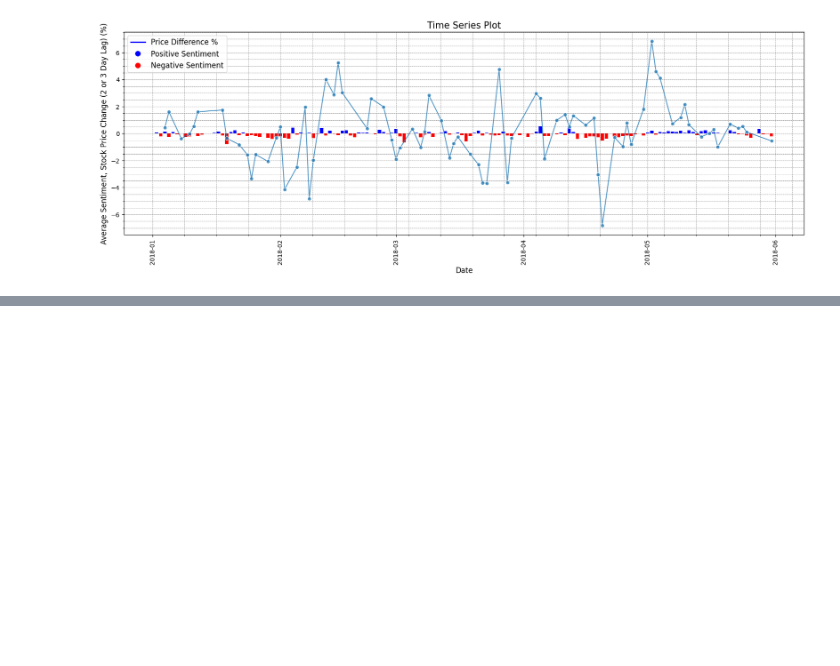
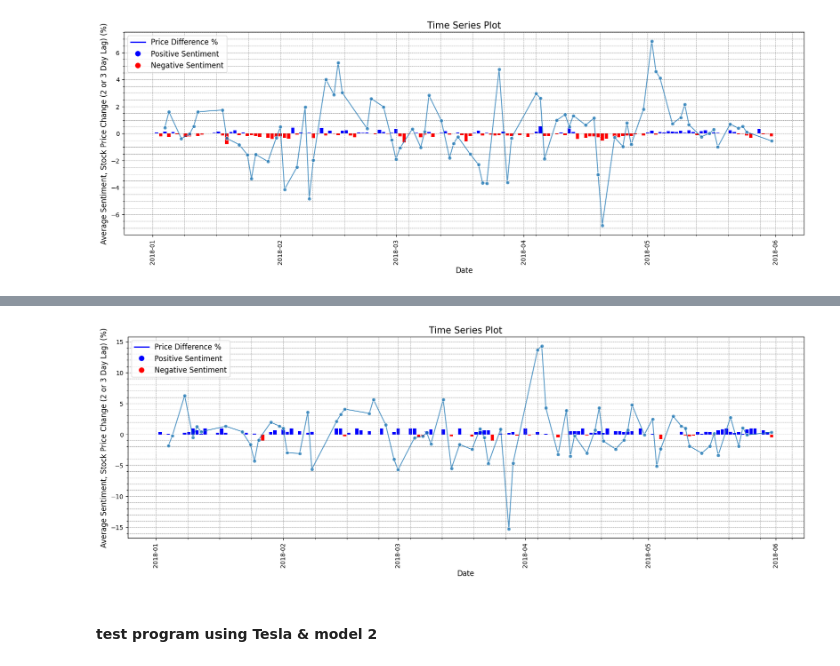
Before and after one commit to KaimiHuang/Quantifying-News-Sentiment-and-Its-Correlation-with-Stock-Price-Changes, a Jupyter notebook: main.ipynb, the cells around one changed output, grey strips where cells are left out. Drawn from its saved outputs; the diff is of its cells as text; code cells hidden in the pictures; blank space fills up the shorter version.

```diff
--- a/main.ipynb
+++ b/main.ipynb
@@ -1037,0 +1120,6 @@ c.get_timeseriesplot()
+# %%
+c.get_timeseriesplot()
+# %% [output]
+[figure, added]
+# %% [markdown]
+#### test program using Tesla & model 2
```
Also changed, not shown: parts of 23 cells of this notebook.
